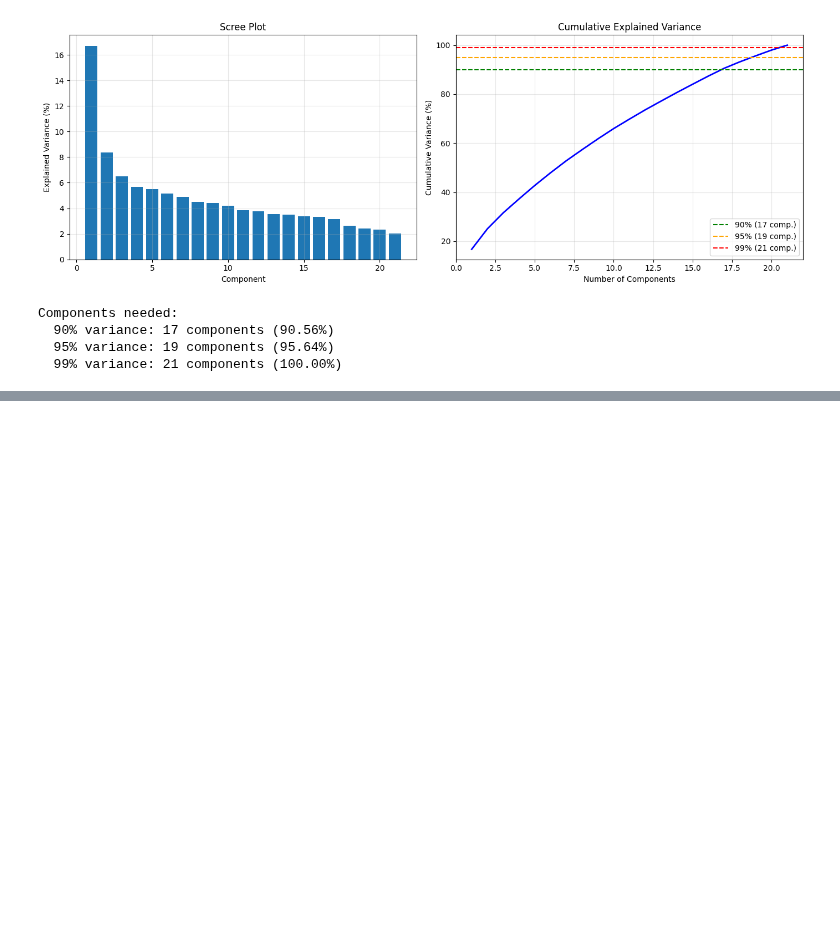
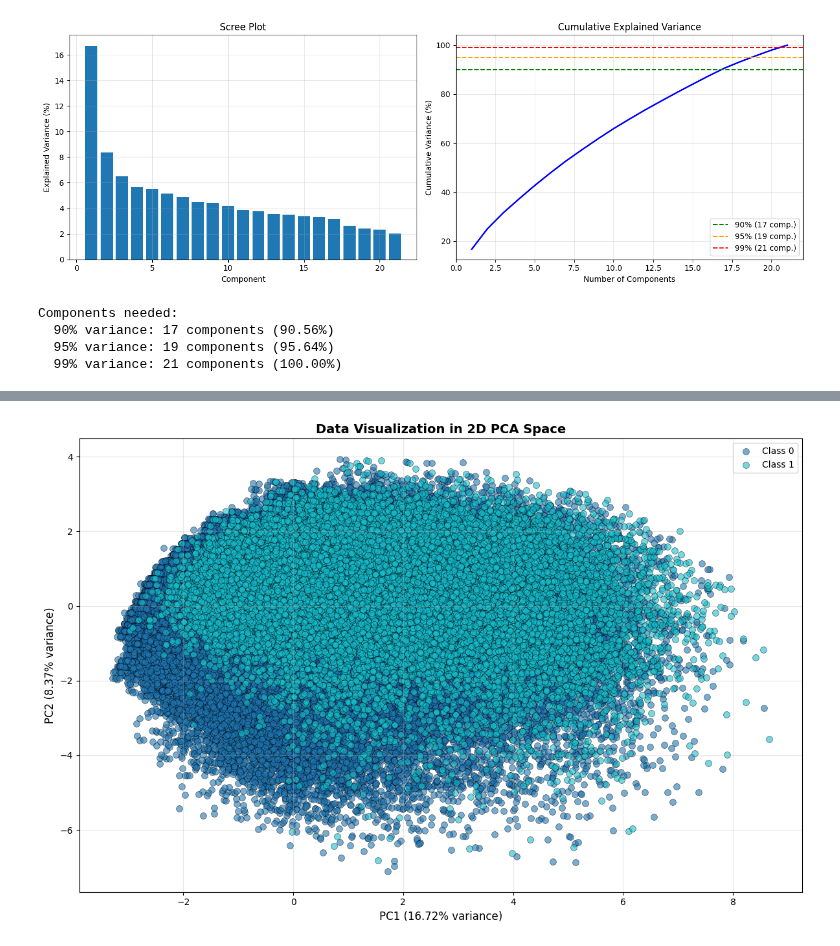
Before and after one commit to matiz22/DimensionalityReduction, a Jupyter notebook: main.ipynb, the cells around one changed output, grey strips where cells are left out. Cells and saved outputs as stored; diff of their text form; code cells hidden in the pictures; blank space fills up the shorter version.

```diff
--- a/main.ipynb
+++ b/main.ipynb
@@ -25,12 +28,20 @@ RANDOM_STATE = 42
 # %% [markdown]
 ## Dataset: CDC Diabetes Health Indicators
 # %%
-from ucimlrepo import fetch_ucirepo
+from pathlib import Path
+import pandas as pd
 
-cdc_diabetes_health_indicators = fetch_ucirepo(id=891)
+if not Path("cdc_diabetes_X.csv").exists():
+    from ucimlrepo import fetch_ucirepo
 
-X = cdc_diabetes_health_indicators.data.features
-y = cdc_diabetes_health_indicators.data.targets
+    dataset = fetch_ucirepo(id=891)
+
+    dataset.data.features.to_csv("cdc_diabetes_X.csv", index=False)
+    dataset.data.targets.to_csv("cdc_diabetes_y.csv", index=False)
+    dataset.variables.to_csv("cdc_diabetes_variables.csv", index=False)
+
+X = pd.read_csv("cdc_diabetes_X.csv")
+y = pd.read_csv("cdc_diabetes_y.csv")
 
 df = pd.concat([X, y], axis=1)
 # %% [markdown]
@@ -358,0 +440,61 @@ Components needed:
+# %%
+pca_2d = Pipeline([
+    ('scaler', StandardScaler()),
+    ('pca', PCA(n_components=2, random_state=RANDOM_STATE))
+])
+
+# Transformacja danych
+X_train_2d = pca_2d.fit_transform(X_train)
+X_test_2d = pca_2d.transform(X_test)
+
+# Procent wyjaśnionej wariancji
+var_exp = pca_2d.named_steps['pca'].explained_variance_ratio_ * 100
+
+# Wykres
+plt.figure(figsize=(12, 8))
+
+# Scatter plot dla każdej klasy
+unique_classes = np.unique(y_train)
+colors = plt.cm.tab10(np.linspace(0, 1, len(unique_classes)))
+
+for i, cls in enumerate(unique_classes):
+    mask = y_train == cls
+    plt.scatter(X_train_2d[mask, 0], X_train_2d[mask, 1],
+                c=[colors[i]], label=f'Class {cls}',
+                alpha=0.6, s=50, edgecolors='black', linewidth=0.5)
+
+plt.xlabel(f'PC1 ({var_exp[0]:.2f}% variance)', fontsize=12)
+plt.ylabel(f'PC2 ({var_exp[1]:.2f}% variance)', fontsize=12)
+plt.title('Data Visualization in 2D PCA Space', fontsize=14, fontweight='bold')
+plt.legend(loc='best', fontsize=10)
+plt.grid(alpha=0.3)
+plt.tight_layout()
+plt.show()
+
+print("\n" + "=" * 70)
+print("OBSERVATIONS:")
+print("=" * 70)
+print(f"PC1 explains {var_exp[0]:.2f}% of variance")
+print(f"PC2 explains {var_exp[1]:.2f}% of variance")
+print(f"Total variance explained: {var_exp.sum():.2f}%")
+print("=" * 70)
+
+### Comparative Results Table
+# Tabela porównawcza wszystkich modeli
+comparison_table = results_df.copy()
+comparison_table = comparison_table.round(4)
+
+# Dodaj kolumnę z różnicą train-test (overfitting indicator)
+comparison_table['overfit_gap'] = (comparison_table['train_accuracy'] - comparison_table['test_accuracy']).round(4)
+
+# Oznacz najlepszy model
+comparison_table['best_test'] = comparison_table['test_accuracy'] == comparison_table['test_accuracy'].max()
+comparison_table['best_cv'] = comparison_table['cv_mean'] == comparison_table['cv_mean'].max()
+
+print("\n" + "=" * 90)
+print("COMPREHENSIVE COMPARISON TABLE - PCA EXPERIMENTS")
+print("=" * 90)
+print(comparison_table.to_string(index=False))
+print("=" * 90)
+# %% [output]
+[figure, added]
```
Also changed, not shown: parts of 9 cells of this notebook.
